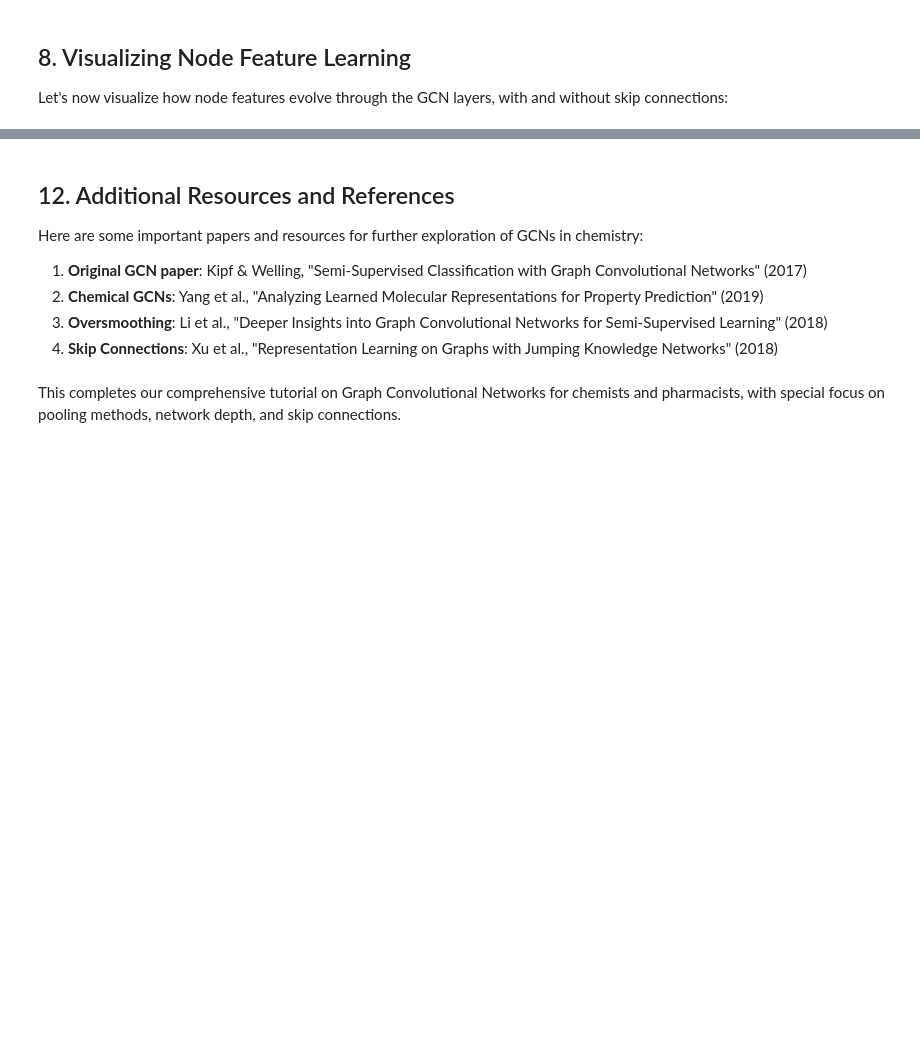
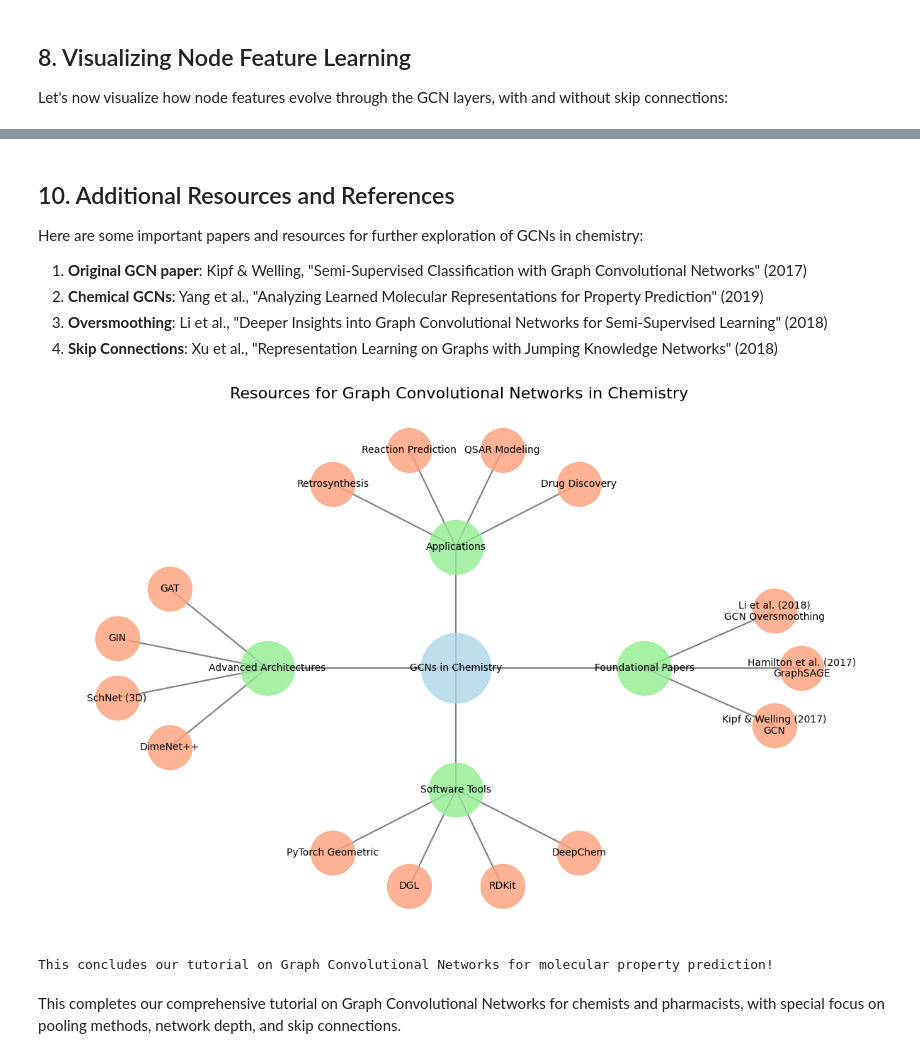
Before and after one commit to HFooladi/GNNs-For-Chemists, a Jupyter notebook: notebooks/04_GNN_GCN.ipynb, the cells around one changed output, grey strips where cells are left out. Saved outputs shown, nothing was run; the diff lists cells and outputs as text; code cells hidden in the pictures; blank space fills up the shorter version.

```diff
--- a/notebooks/04_GNN_GCN.ipynb
+++ b/notebooks/04_GNN_GCN.ipynb
@@ -1580,5 +1393,5 @@ summarize_findings()
 # %% [markdown]
-## 12. Additional Resources and References
+## 10. Additional Resources and References
 
 Here are some important papers and resources for further exploration of GCNs in chemistry:
 
@@ -1642,7 +1455,7 @@ def create_resources_visualization():
 
         for i, resource in enumerate(res_list):
             # Calculate position in a small arc around the category
-            angle_offset = (i - (len(res_list) - 1) / 2) * 0.2
+            angle_offset = (i - (len(res_list) - 1) / 2) * 0.6
             dist = 2.5
             x = cat_x + dist * np.cos(cat_angle + angle_offset)
             y = cat_y + dist * np.sin(cat_angle + angle_offset)
@@ -1664,32 +1477,35 @@ def create_resources_visualization():
                          node_size=3000,
                          node_color='lightgreen',
                          alpha=0.8)
 
     # Create a flattened list of all resources
     all_resources = [res for res_list in resources.values() for res in res_list]
 
     nx.draw_networkx_nodes(G, pos,
                          nodelist=all_resources,
                          node_size=2000,
                          node_color='lightsalmon',
                          alpha=0.8)
 
     # Draw edges
     nx.draw_networkx_edges(G, pos, width=1.5, alpha=0.5)
 
     # Draw labels
     nx.draw_networkx_labels(G, pos,
                           font_size=10,
                           font_family='sans-serif')
 
     plt.title("Resources for Graph Convolutional Networks in Chemistry", fontsize=16)
     plt.axis('off')
     plt.tight_layout()
     plt.show()
 
 # Show resources
 create_resources_visualization()
 
 print("This concludes our tutorial on Graph Convolutional Networks for molecular property prediction!")
+# %% [output]
+[figure, added]
+This concludes our tutorial on Graph Convolutional Networks for molecular property prediction!
 # %% [markdown]
 This completes our comprehensive tutorial on Graph Convolutional Networks for chemists and pharmacists, with special focus on pooling methods, network depth, and skip connections.
```
Also changed, not shown: parts of 16 cells of this notebook.
